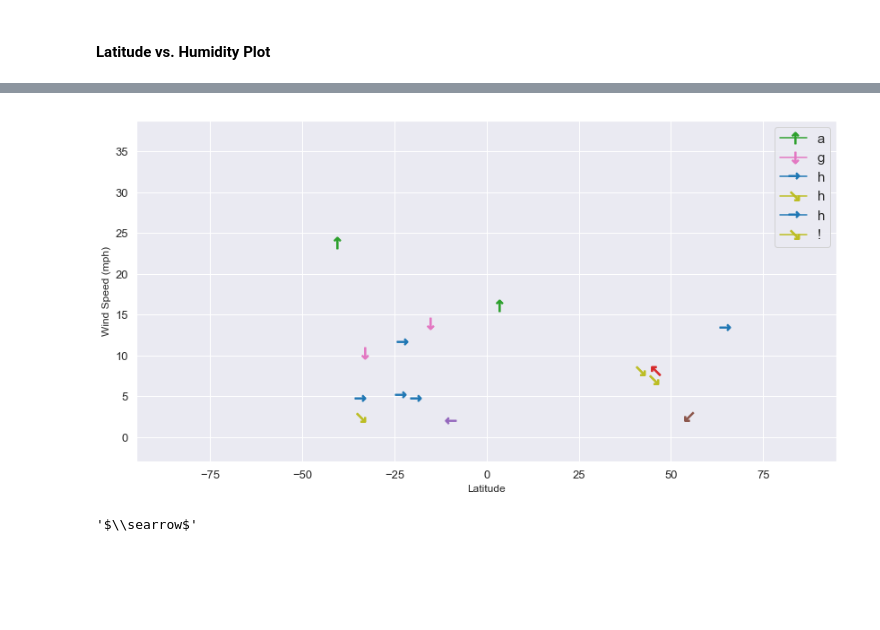
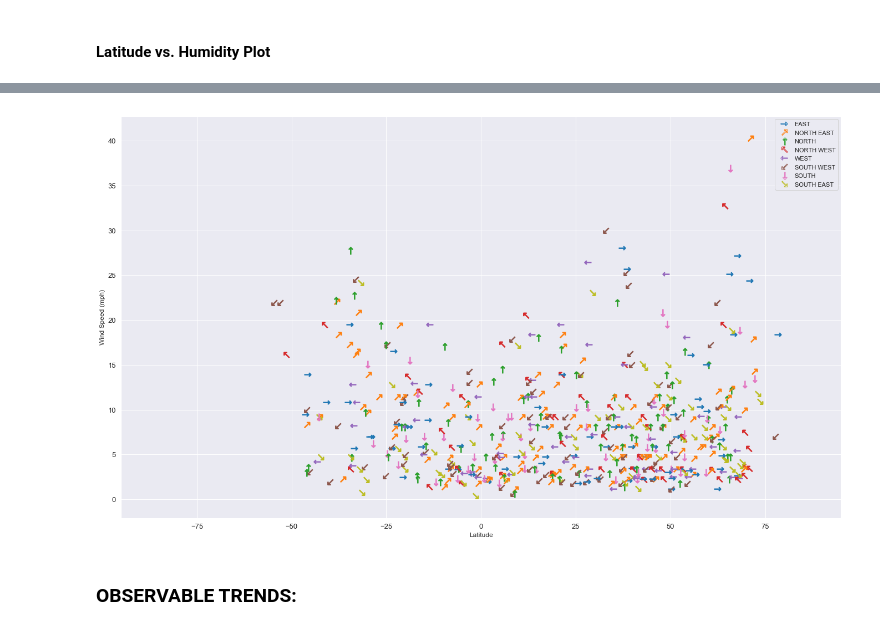
Before and after one commit to hvannia/WeatherPy, a Jupyter notebook: WeatherPy.ipynb, the cells around one changed output, grey strips where cells are left out. Cells and saved outputs as stored; diff of their text form; code cells hidden in the pictures; blank space fills up the shorter version.

```diff
--- a/WeatherPy.ipynb
+++ b/WeatherPy.ipynb
@@ -348,31 +300,0 @@ IndentationError: unindent does not match any outer indentation level (<ipython-
-# %%
-
-
-x= weather_data['Lat']
-y= weather_data['Wind Speed']
-s= y*10
-plt.figure(figsize=(14, 7), dpi= 72)
-
-#plt.scatter(x,y, marker=markers, facecolors='tab:gray' ,edgecolors='b', alpha=0.75)
-for c, value in enumerate(markers):
-    plt.plot(x[c],y[c], marker=getMarker(c), c=getColor(c), markersize=13)
-#gca=get current axis
-plt.gca().set(xlim=(-95,95),
-              ylim=(min(weather_data['Wind Speed']-5),max(weather_data['Wind Speed']+15)),
-              xlabel='Latitude',
-              ylabel='Wind Speed (mph)')
-plt.xticks(fontsize=13)
-plt.yticks(fontsize=13)
-plt.title='Wind Speed vs. Latitude '
-### Sort first group second group...
-## sort first ocurrance within a range !!!
-plt.legend(fontsize=15)
-plt.show()
-# %% [output]
-[figure, removed]
-# %%
-weather_data
-markers
-getMarker(5)
-# %% [output]
-'$\\searrow$'
@@ -378,0 +304,38 @@ getMarker(5)
+# %%
+import matplotlib.lines as mlines  #for legend Custom handler
+
+x= weather_data['Lat']
+y= weather_data['Wind Speed']
+s= y*10
+plt.figure(figsize=(19, 11), dpi= 72)
+
+for c, value in enumerate(wdds):
+    plt.plot(x[c],y[c], marker=getMarker(c), c=getColor(c), markersize=13)
+
+#gca=get current axis
+plt.gca().set(xlim=(-95,95),
+              ylim=(min(weather_data['Wind Speed']-2.5),max(weather_data['Wind Speed']+2.5)),
+              xlabel='Latitude',
+              ylabel='Wind Speed (mph)')
+
+plt.xticks(fontsize=13)
+plt.yticks(fontsize=13)
+plt.title='Wind Speed vs. Latitude'
+
+east= mlines.Line2D([], [], color='tab:blue', marker=r'$\rightarrow$', markersize=13, label='EAST', fillstyle='none', linewidth=0 )
+neast= mlines.Line2D([], [], color='tab:orange', marker=r'$\nearrow$', markersize=13, label='NORTH EAST', fillstyle='none', linewidth=0 )
+north= mlines.Line2D([], [], color='tab:green', marker=r'$\uparrow$', markersize=13, label='NORTH', fillstyle='none', linewidth=0 )
+nwest= mlines.Line2D([], [], color='tab:red', marker=r'$\nwarrow$', markersize=13, label='NORTH WEST', fillstyle='none', linewidth=0 )
+west= mlines.Line2D([], [], color='tab:purple', marker=r'$\leftarrow$', markersize=13, label='WEST', fillstyle='none', linewidth=0 )
+swest= mlines.Line2D([], [], color='tab:brown', marker=r'$\swarrow$', markersize=13, label='SOUTH WEST', fillstyle='none', linewidth=0 )
+south= mlines.Line2D([], [], color='tab:pink', marker=r'$\downarrow$', markersize=13, label='SOUTH', fillstyle='none', linewidth=0 )
+seast= mlines.Line2D([], [], color='tab:olive', marker=r'$\searrow$', markersize=13, label='SOUTH EAST', fillstyle='none', linewidth=0 )
+
+plt.legend(handles=[east,neast,north,nwest,west,swest,south,seast])
+plt.tight_layout()
+plt.savefig("Images/CorrelationLatVsWindSpeedwDir.png")
+plt.show()
+# %% [output]
+[figure, added]
+# %% [markdown]
+### OBSERVABLE TRENDS:
```
Also changed, not shown: parts of 15 cells of this notebook.
